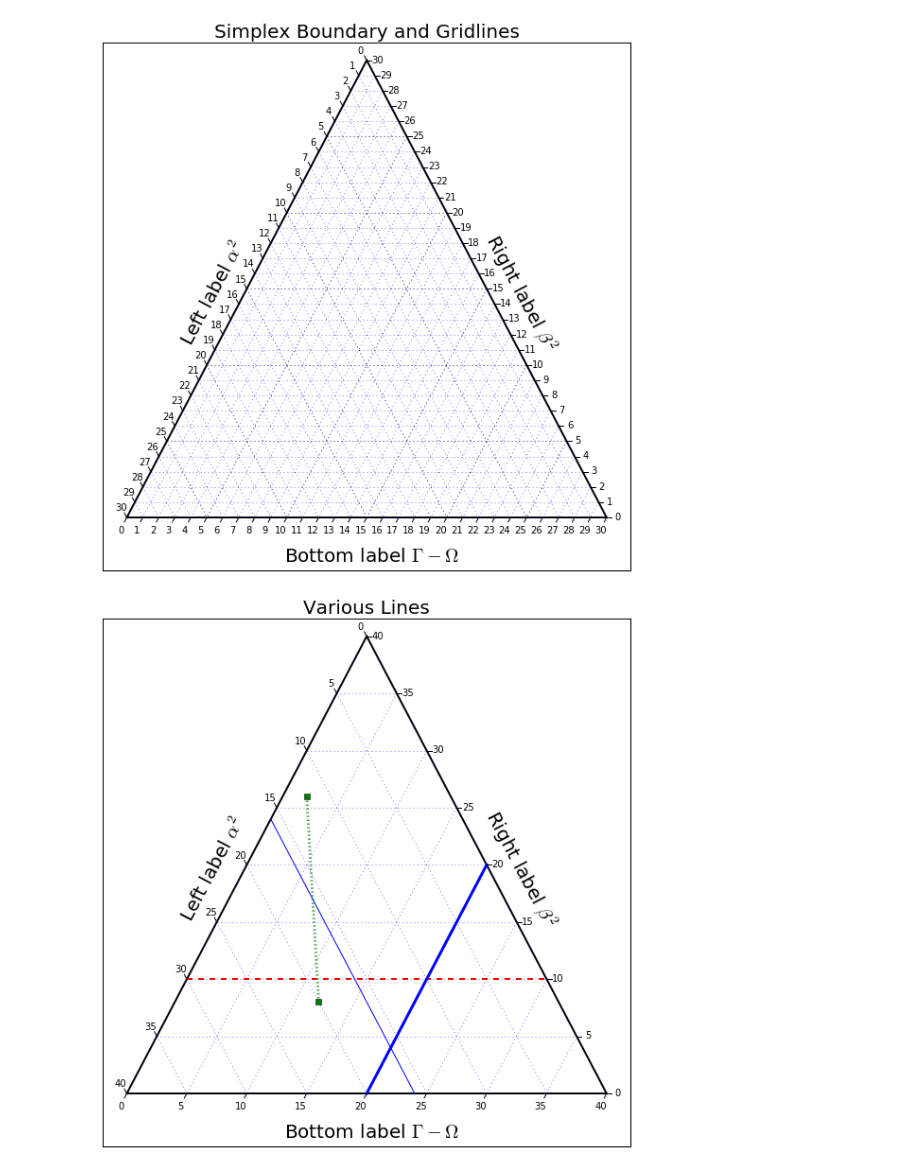
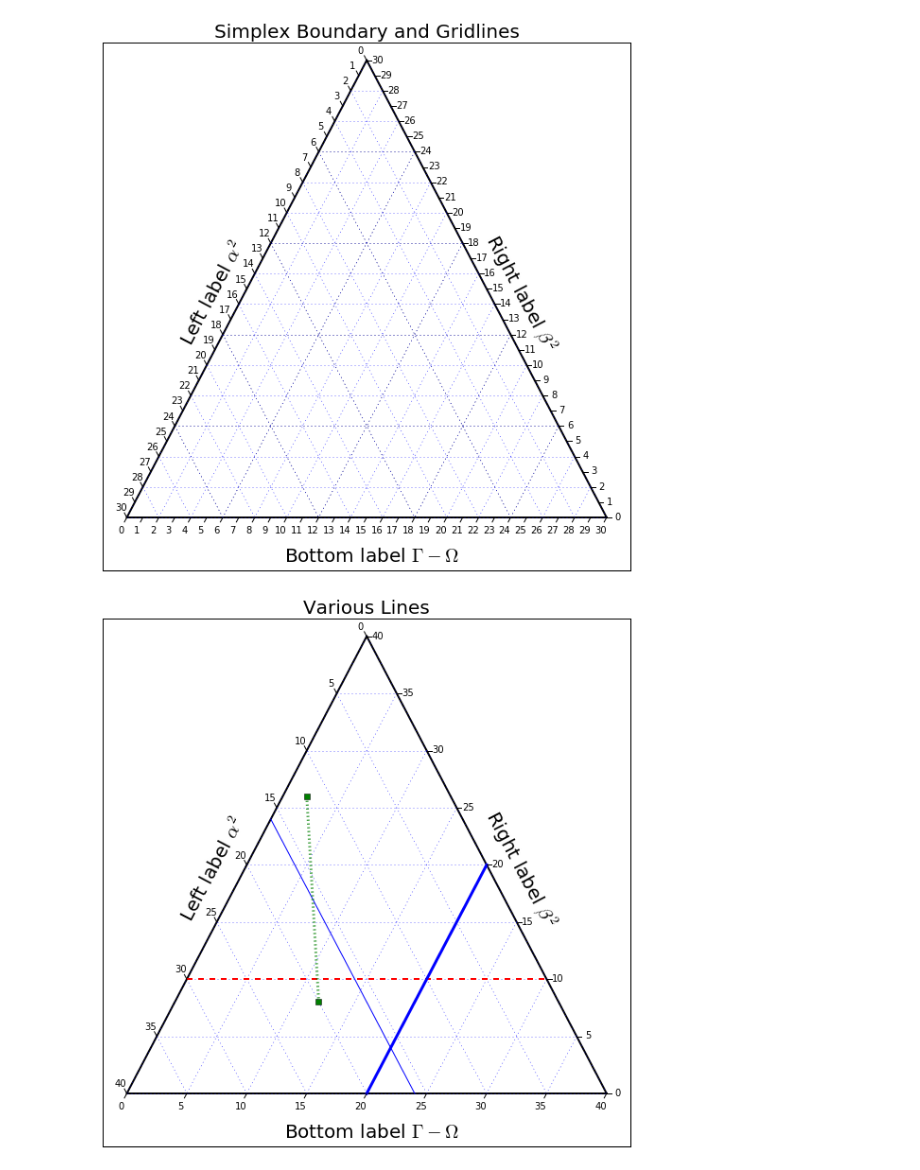
Before and after one commit to marcharper/python-ternary, a Jupyter notebook: Ternary-Examples.ipynb, the cells around one changed output. Drawn from its saved outputs; the diff is of its cells as text; code cells hidden in the pictures.

Commit message:
Update Readme and image

```diff
--- a/Ternary-Examples.ipynb
+++ b/Ternary-Examples.ipynb
@@ -8,31 +8,31 @@ mpl.subplots()
 # %%
 ## Boundary and Gridlines
 scale = 30
 figure, tax = ternary.figure(scale=scale)
 figure.set_size_inches(10, 10)
 figure.set_dpi(600)
 
 # Draw Boundary and Gridlines
 tax.boundary(linewidth=2.0)
-tax.gridlines(color="black", multiple=5)
-tax.gridlines(color="blue", multiple=1, linewidth=0.5)
+tax.gridlines(color="black", multiple=6)
+tax.gridlines(color="blue", multiple=2, linewidth=0.5)
 
 # Set Axis labels and Title
 fontsize = 20
 tax.set_title("Simplex Boundary and Gridlines", fontsize=fontsize)
 tax.left_axis_label("Left label $\\alpha^2$", fontsize=fontsize)
 tax.right_axis_label("Right label $\\beta^2$", fontsize=fontsize)
 tax.bottom_axis_label("Bottom label $\\Gamma - \\Omega$", fontsize=fontsize)
 
 # Set ticks
 tax.ticks(axis='lbr', linewidth=1)
 
 # Remove default Matplotlib Axes
 tax.clear_matplotlib_ticks()
 
 ternary.plt.show()
 # %% [output]
-[figure, old version]
+[figure, new version]
 # %%
 import ternary
 
```
Also changed, not shown: parts of 1 cell of this notebook, 2 other files.
